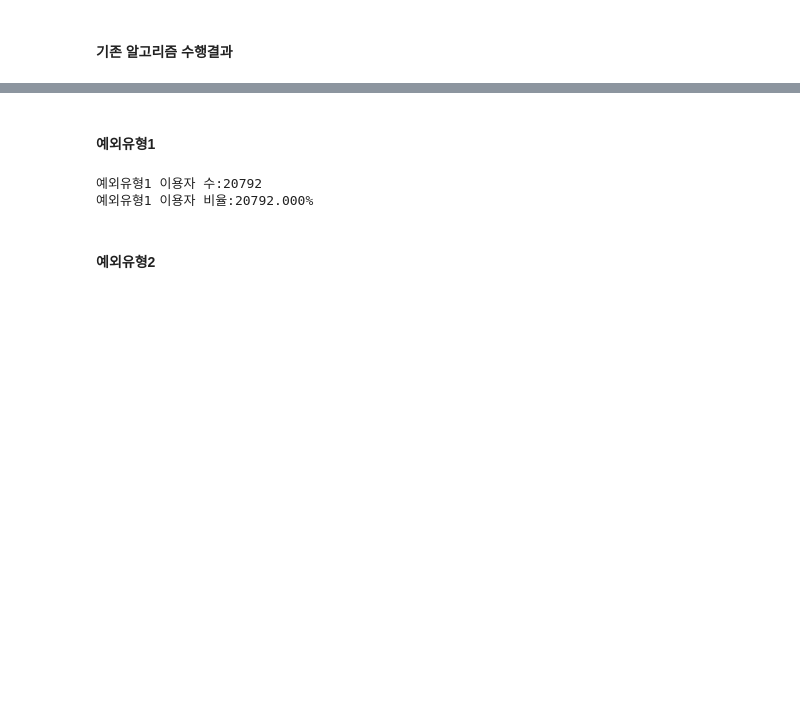
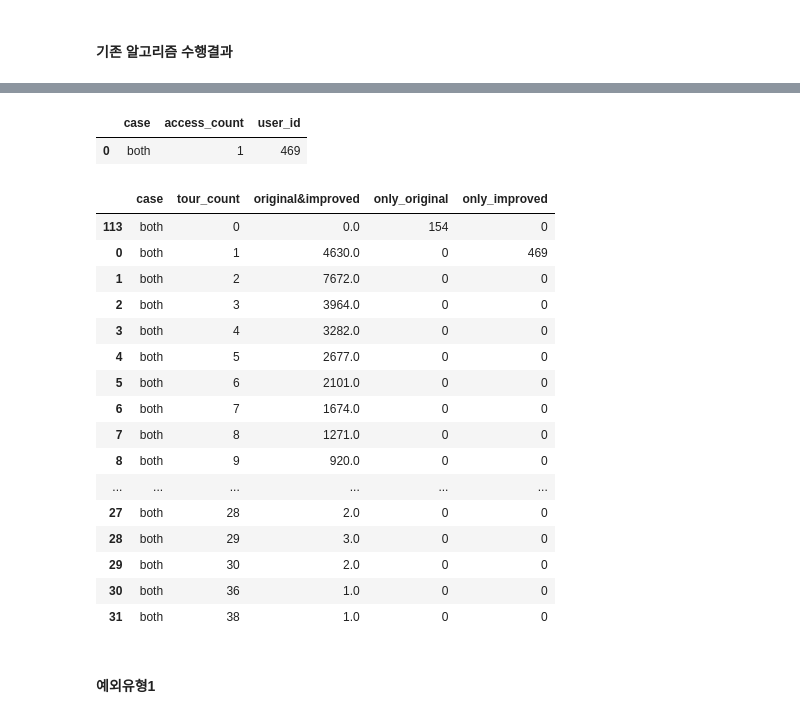
Before and after one commit to hoonisone/2020_jeju-bus-tag_data-analysis, a Jupyter notebook: main/1. 데이터 전처리/1. 이용자&정류장 추출.ipynb, the cells around one changed output, grey strips where cells are left out. Cells and saved outputs as stored; diff of their text form; code cells hidden in the pictures; blank space fills up the shorter version.

```diff
--- a/main/1. 데이터 전처리/1. 이용자&정류장 추출.ipynb
+++ b/main/1. 데이터 전처리/1. 이용자&정류장 추출.ipynb
@@ -1793,0 +1738,9 @@ print("예외유형1 이용자 비율:%0.3f%%"%len(df))
+# %%
+df = original_algorithm(user_df)
+total = len(df)
+df = df[df["tourist"] == False]
+print("관광객 수:%s"%len(df))
+print("관광객 비율:%s"%(len(df)/total))
+
+only_original_df = df[["case", "tour_count", "user_id"]].groupby(by=["case", "tour_count"]).count()
+only_original_df
@@ -1793,0 +1765,13 @@ print("예외유형1 이용자 비율:%0.3f%%"%len(df))
+# %%
+df = user_df.copy()
+original_df = original_algorithm(user_df)
+improved_df = df[df["tourist"] == True]
+original_id_df = original_df[["user_id"]]
+original_id_df["flag"] = original_id_df["user_id"]
+df = pd.merge(improved_df, original_id_df, on="user_id", how="left")
+df = df[df["flag"].isna()]
+
+print("관광객 수:%s"%len(df))
+print("관광객 비율:%s"%(len(df)/total))
+only_improved_df = df[["case", "tour_count", "user_id"]].groupby(by=["case", "tour_count"]).count()
+only_improved_df
@@ -1794,15 +1789,41 @@ print("예외유형1 이용자 비율:%0.3f%%"%len(df))
+# %%
+only_improved_df.reset_index()
+# %% [output]
+|  | case | access_count | user_id |
+| 0 | both | 1 | 469 |
+# %%
+df1 = common_df.rename(columns={"user_id":"original&improved"}).reset_index()
+df2 = only_original_df.rename(columns={"user_id":"only_original"}).reset_index()
+df3 = only_improved_df.rename(columns={"user_id":"only_improved"}).reset_index()
+
+merged_df = pd.merge(df1, df2, how="outer")
+merged_df = pd.merge(merged_df, df3, how="outer")
+merged_df = merged_df.fillna(0)
+merged_df["only_original"] = merged_df["only_original"].apply(lambda x : int(x))
+merged_df["only_improved"] = merged_df["only_improved"].apply(lambda x : int(x))
+# %%
+df = merged_df
+df = df[df["case"] == "both"].sort_values(by="tour_count")
+# df = df[df["tour_count"]>3]
+# df["original&improved"].sum()
+df
+# %% [output]
+|  | case | tour_count | original&improved | only_original | only_improved |
+| 113 | both | 0 | 0.0 | 154 | 0 |
+| 0 | both | 1 | 4630.0 | 0 | 469 |
+| 1 | both | 2 | 7672.0 | 0 | 0 |
+| 2 | both | 3 | 3964.0 | 0 | 0 |
+| 3 | both | 4 | 3282.0 | 0 | 0 |
+| 4 | both | 5 | 2677.0 | 0 | 0 |
+| 5 | both | 6 | 2101.0 | 0 | 0 |
+| 6 | both | 7 | 1674.0 | 0 | 0 |
+| 7 | both | 8 | 1271.0 | 0 | 0 |
+| 8 | both | 9 | 920.0 | 0 | 0 |
+| ... | ... | ... | ... | ... | ... |
+| 27 | both | 28 | 2.0 | 0 | 0 |
+| 28 | both | 29 | 3.0 | 0 | 0 |
+| 29 | both | 30 | 2.0 | 0 | 0 |
+| 30 | both | 36 | 1.0 | 0 | 0 |
+| 31 | both | 38 | 1.0 | 0 | 0 |
 # %% [markdown]
 #### 예외유형1
-# %%
-df = user_df.copy()
-df = df[df["period"] <=10][user_df["period"] >= 2]
-df = df[df["tour_count"]==0]
-df["access_count"] = df["airport_count"] + df["harbor_count"]
-df = df[df["access_count"]>=1]
-print("예외유형1 이용자 수:%s"%len(df))
-print("예외유형1 이용자 비율:%0.3f%%"%len(df))
-# %% [output]
-예외유형1 이용자 수:20792
-예외유형1 이용자 비율:20792.000%
-# %% [markdown]
-#### 예외유형2
```
Also changed, not shown: parts of 23 cells of this notebook.
